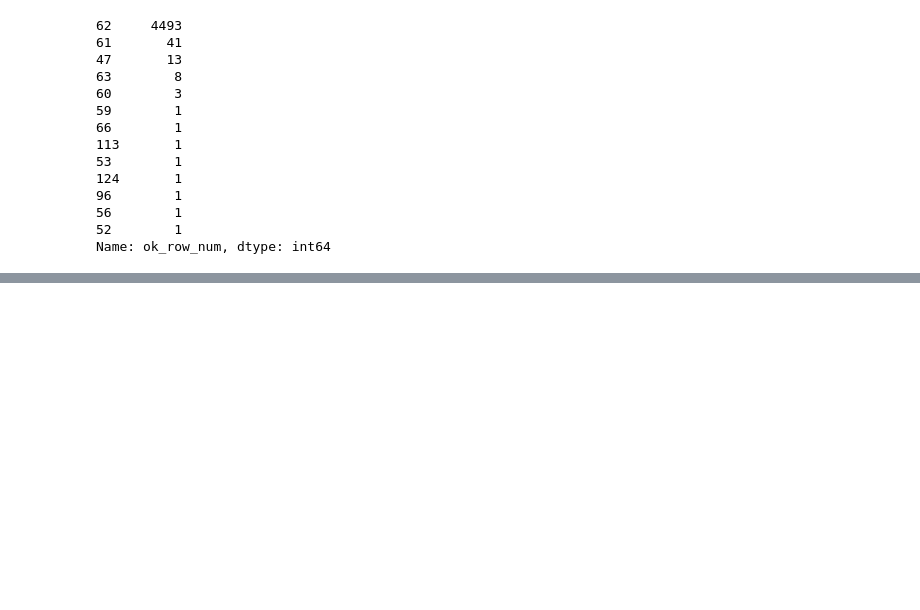
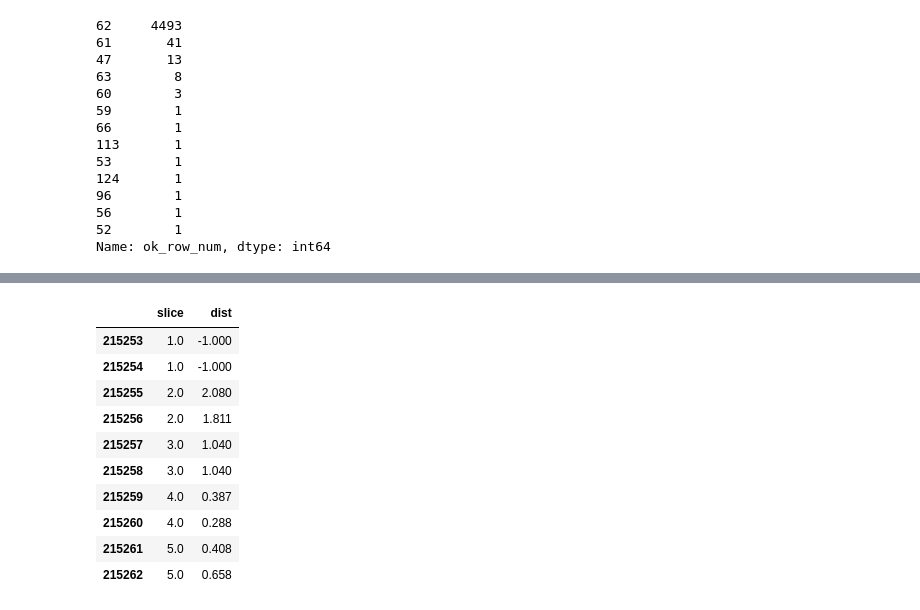
Before and after one commit to dbenesh82/behav_vid_data_compiler, a Jupyter notebook: wrangled_data/Exploratory_analysis.ipynb, the cells around one changed output, grey strips where cells are left out. Cells and saved outputs as stored; diff of their text form; code cells hidden in the pictures; blank space fills up the shorter version.

```diff
--- a/wrangled_data/Exploratory_analysis.ipynb
+++ b/wrangled_data/Exploratory_analysis.ipynb
@@ -190,0 +228,16 @@ Steps to take???
+# %%
+# show copepod 11_1D_15, first 10 entries, sorted by slice
+c11_1D = combined_data[combined_data.fname == "11_1D_15"][['slice', 'dist']]
+c11_1D.head(10)
+# %% [output]
+|  | slice | dist |
+| 215253 | 1.0 | -1.000 |
+| 215254 | 1.0 | -1.000 |
+| 215255 | 2.0 | 2.080 |
+| 215256 | 2.0 | 1.811 |
+| 215257 | 3.0 | 1.040 |
+| 215258 | 3.0 | 1.040 |
+| 215259 | 4.0 | 0.387 |
+| 215260 | 4.0 | 0.288 |
+| 215261 | 5.0 | 0.408 |
+| 215262 | 5.0 | 0.658 |
```
Also changed, not shown: parts of 19 cells of this notebook.
